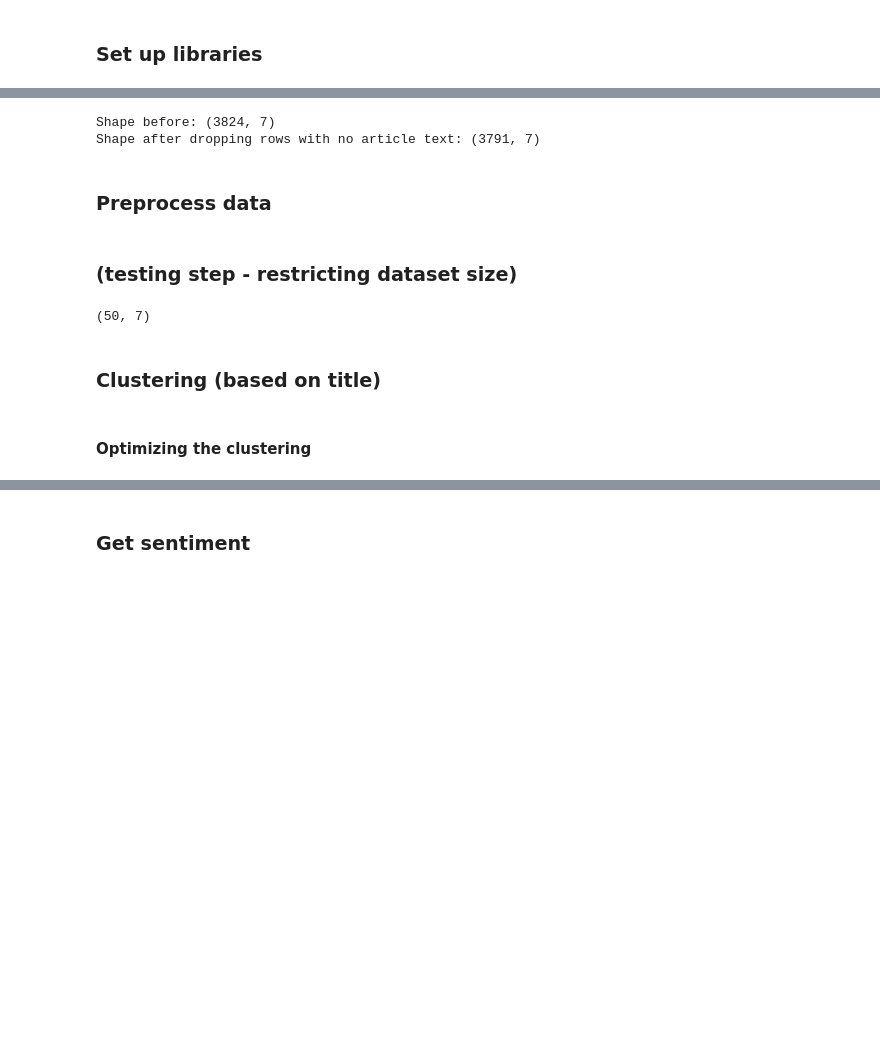
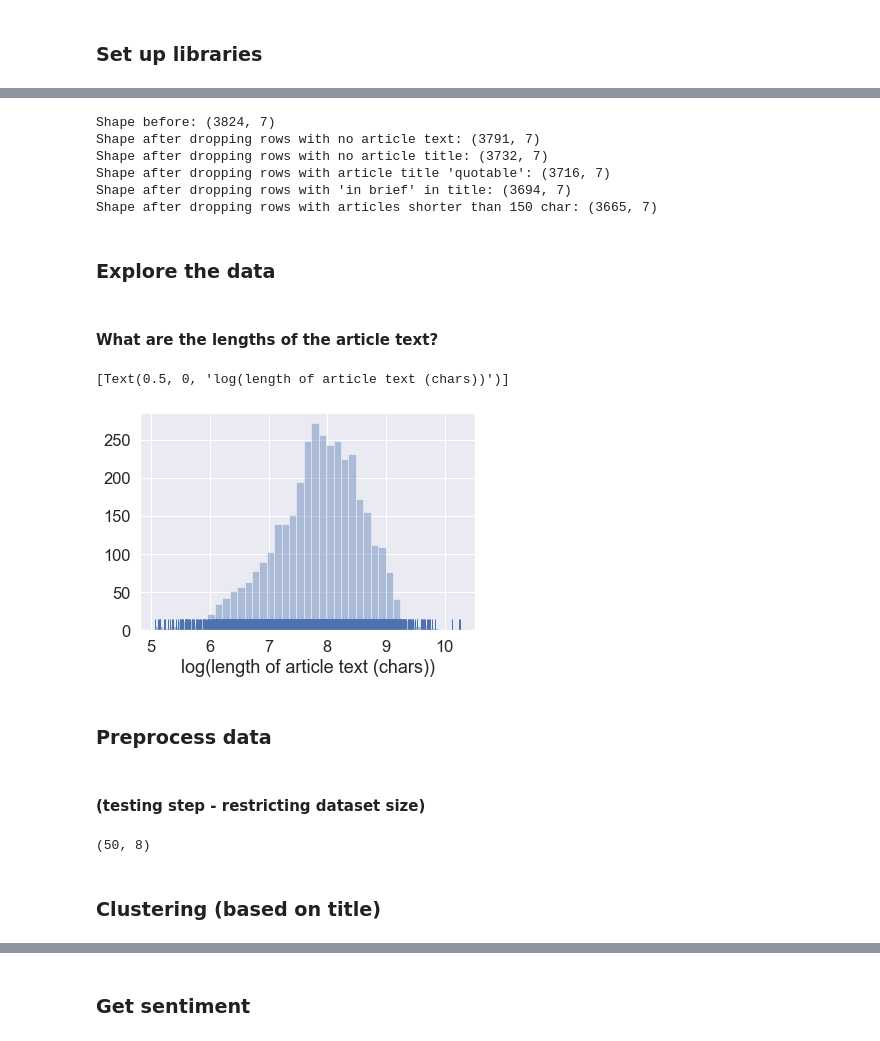
Before and after one commit to minnatwang/news-topics-sentiment, a Jupyter notebook: analysis_topic_bias.ipynb, the cells around one changed output, grey strips where cells are left out. Cells and saved outputs as stored; diff of their text form; code cells hidden in the pictures; blank space fills up the shorter version.

```diff
--- a/analysis_topic_bias.ipynb
+++ b/analysis_topic_bias.ipynb
@@ -51,14 +35,45 @@ df = df.iloc[:,0:6]
 # %%
 # Save out the name of news publication
 df['source'] = [url.split('/')[2] for url in df['article_source_link']]
-# %%
-# Drop rows with no article text
-print('Shape before:', df.shape)
-df = df.dropna(subset=['text'])
-print('Shape after dropping rows with no article text:', df.shape)
-# %% [output]
-Shape before: (3824, 7)
-Shape after dropping rows with no article text: (3791, 7)
+# %%
+# Drop rows with no article text
+print('Shape before:', df.shape)
+df = df.dropna(subset=['text'])
+print('Shape after dropping rows with no article text:', df.shape)
+df = df.dropna(subset=['title'])
+print('Shape after dropping rows with no article title:', df.shape)
+
+index_to_drop = df[df['title'] == 'Quotable'].index
+# Delete these row indexes from dataFrame
+df.drop(index_to_drop, inplace=True)
+print('Shape after dropping rows with article title \'quotable\':', df.shape)
+
+index_to_drop = df[df['title'].apply(lambda title: 'in brief' in title.lower())].index
+# Delete these row indexes from dataFrame
+df.drop(index_to_drop, inplace=True)
+print('Shape after dropping rows with \'in brief\' in title:', df.shape)
+
+# Drop rows with very short articles
+df = df[df['text'].map(len) > 150]
+print('Shape after dropping rows with articles shorter than 150 char:', df.shape)
+# %% [output]
+Shape before: (3824, 7)
+Shape after dropping rows with no article text: (3791, 7)
+Shape after dropping rows with no article title: (3732, 7)
+Shape after dropping rows with article title 'quotable': (3716, 7)
+Shape after dropping rows with 'in brief' in title: (3694, 7)
+Shape after dropping rows with articles shorter than 150 char: (3665, 7)
+# %% [markdown]
+### Explore the data
+# %% [markdown]
+#### What are the lengths of the article text?
+# %%
+article_lens = df['text'].apply(len)
+g = sns.distplot(np.log(article_lens), kde=False, rug=True)
+g.set(xlabel="log(length of article text (chars))")
+# %% [output]
+[Text(0.5, 0, 'log(length of article text (chars))')]
+[figure, added]
 # %% [markdown]
 ### Preprocess data
 # %%
@@ -81,7 +94,7 @@ def preprocess_text(text):
 
     return doc
 # %% [markdown]
-### (testing step - restricting dataset size)
+#### (testing step - restricting dataset size)
 # %%
 df = df.head(50)
 df.shape
@@ -93,7 +106,7 @@ df.shape
 
 # pull out 3 most "intense/polarizing" sentences from very polarized articles
 # %% [output]
-(50, 7)
+(50, 8)
 # %% [markdown]
 ### Clustering (based on title)
 # %%
@@ -116,5 +129,3 @@ def cluster_text(texts, clusters=3):
     kmeans = KMeans(n_clusters=clusters).fit(tfidf_model)
 
     return kmeans.labels_
-# %% [markdown]
-#### Optimizing the clustering
```
Also changed, not shown: parts of 47 cells of this notebook.
